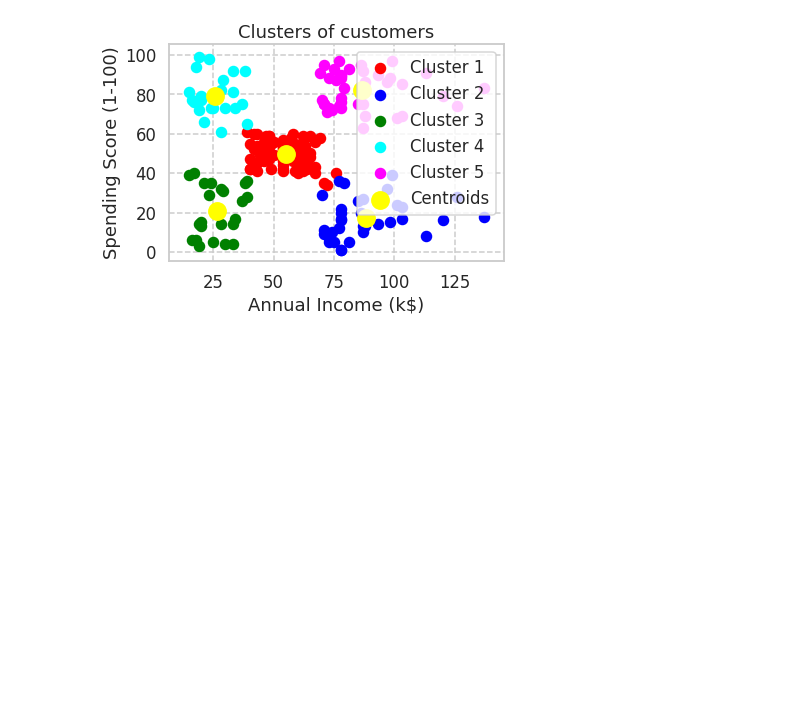
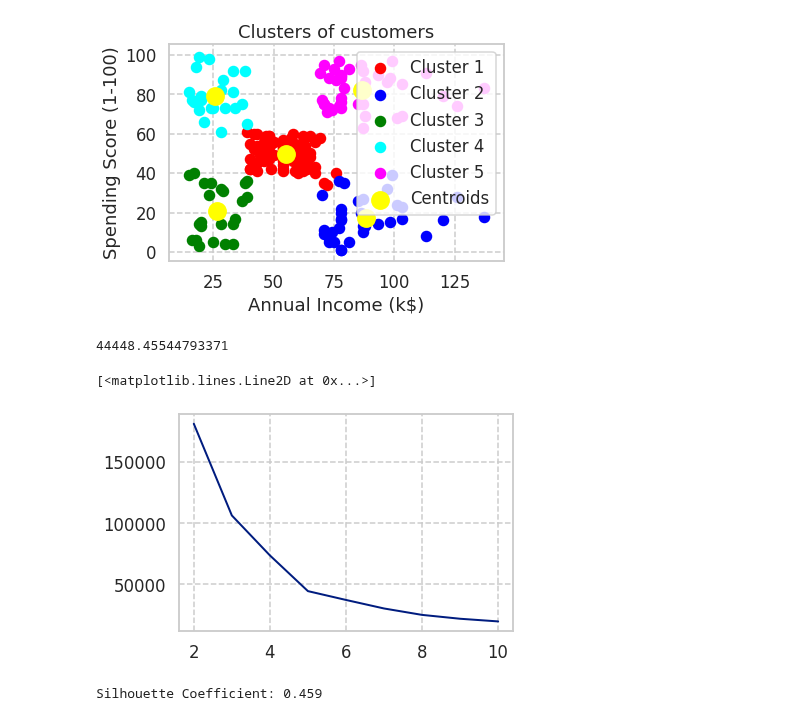
Before and after one commit to ywchiu/taipeifubon, a Jupyter notebook: Demo20200424.ipynb, the cells around one changed output. Saved outputs shown, nothing was run; the diff lists cells and outputs as text; code cells hidden in the pictures; blank space fills up the shorter version.

```diff
--- a/Demo20200424.ipynb
+++ b/Demo20200424.ipynb
@@ -661,3 +661,27 @@ plt.legend()
 plt.show()
 # %% [output]
 [figure]
+# %%
+from sklearn.cluster import KMeans
+kmeans = KMeans(n_clusters = 5, init = 'k-means++', random_state = 42)
+y_kmeans = kmeans.fit_predict(X)
+kmeans.inertia_
+# %% [output]
+44448.45544793371
+# %%
+wcss = []
+for k in range(2,11):
+    kmeans = KMeans(n_clusters = k, init = 'k-means++', random_state = 42)
+    y_kmeans = kmeans.fit_predict(X)
+    wcss.append(kmeans.inertia_)
+# %%
+from matplotlib import pyplot as plt
+plt.plot(range(2,11), wcss)
+# %% [output]
+[<matplotlib.lines.Line2D at 0x...>]
+[figure, added]
+# %%
+from sklearn.metrics import silhouette_score
+print("Silhouette Coefficient: %0.3f" % silhouette_score(X, y_kmeans))
+# %% [output]
+Silhouette Coefficient: 0.459
```
Also changed, not shown: parts of 14 cells of this notebook.
